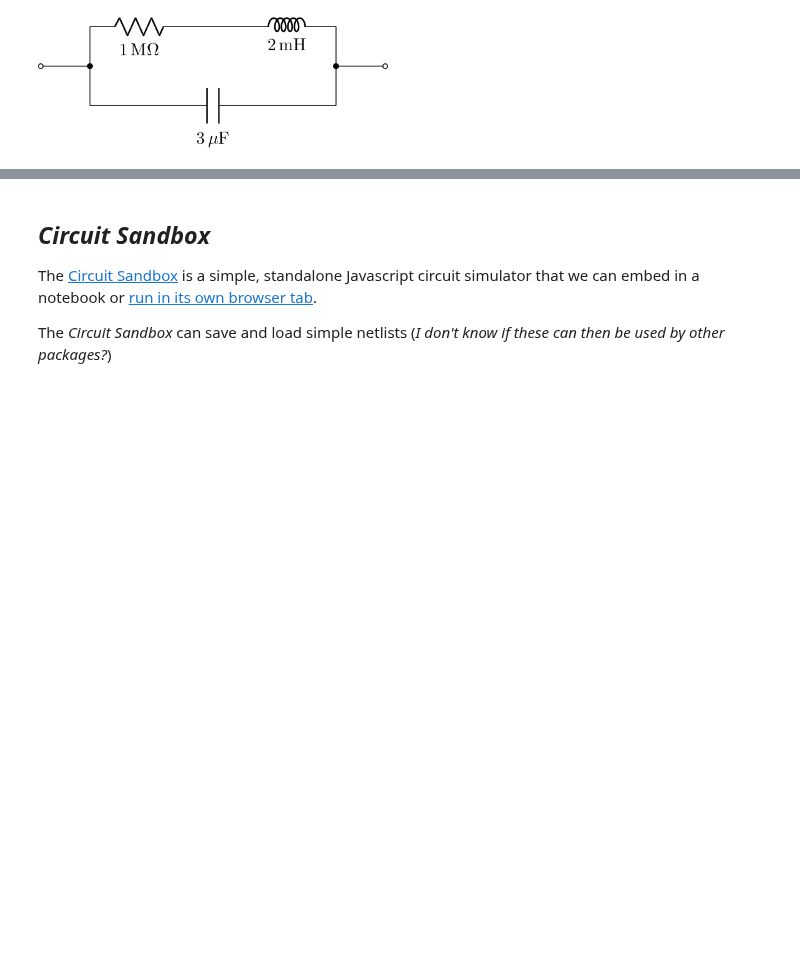
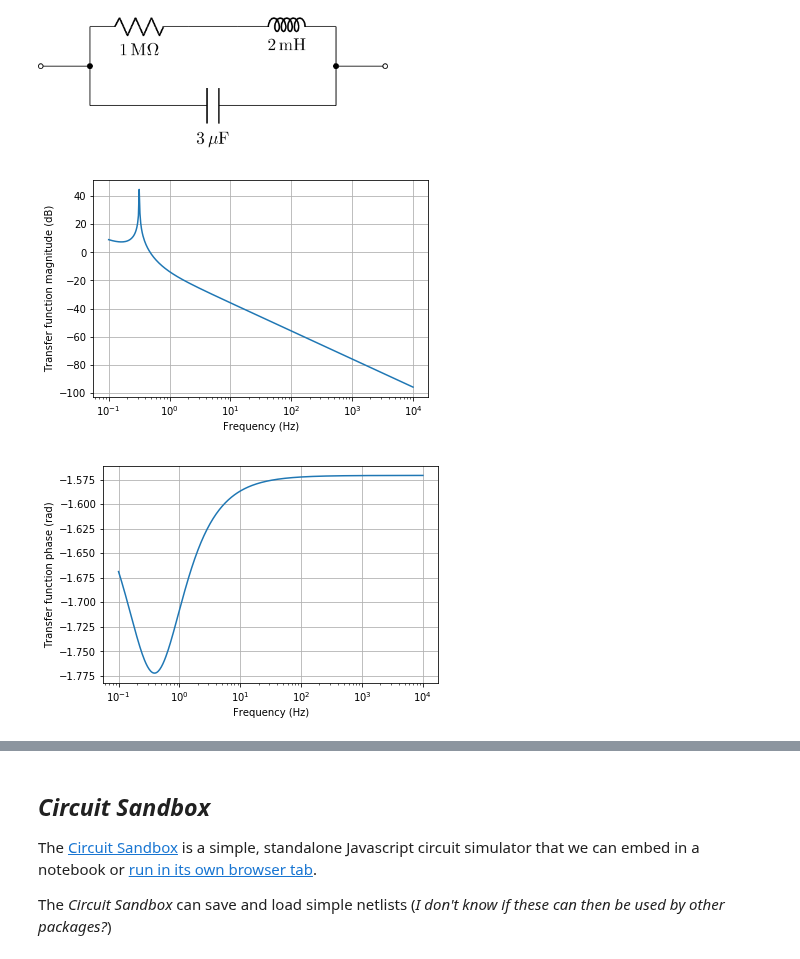
Before and after one commit to psychemedia/showntell, a Jupyter notebook: index_electronics.ipynb, the cells around one changed output, grey strips where cells are left out. Saved outputs shown, nothing was run; the diff lists cells and outputs as text; code cells hidden in the pictures; blank space fills up the shorter version.

Commit message:
Add example of control package and lcapy bode plots

```diff
--- a/index_electronics.ipynb
+++ b/index_electronics.ipynb
@@ -266,3 +264,19 @@ cct2= (R(1e6) + L(2e-3)) | C(3e-6)
 cct2.draw()
 # %% [output]
 [figure]
+# %%
+#bode - just does the amplitude response?
+from lcapy import s, j, pi, f, Hs
+from numpy import logspace
+import matplotlib.pyplot as plt
+
+H = Hs((s - 2) * (s + 3) / (s * (s - 2 * j) * (s + 2 * j)))
+
+A = H(j * 2 * pi * f)
+
+fv = logspace(-1, 4, 400)
+A.plot(fv, log_scale=True)
+A.phase.plot(fv,log_scale=True);
+# %% [output]
+[figure, added]
+[figure, added]
```
Also changed, not shown: parts of 11 cells of this notebook.
